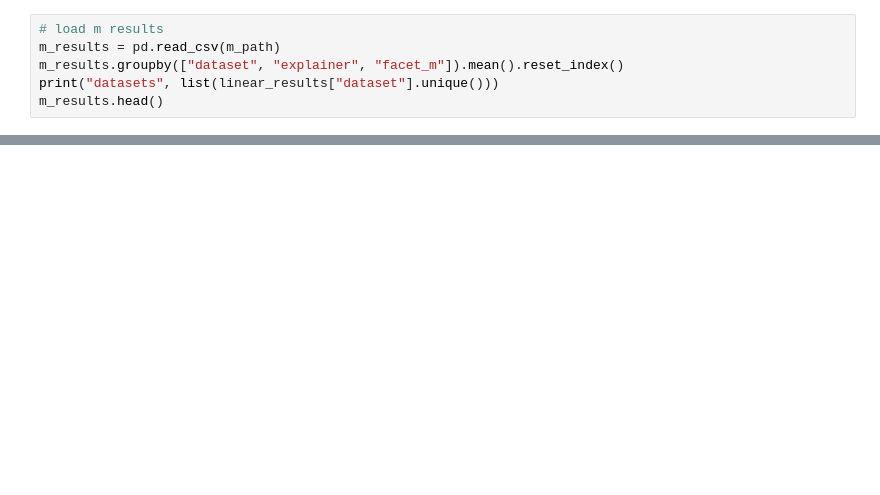
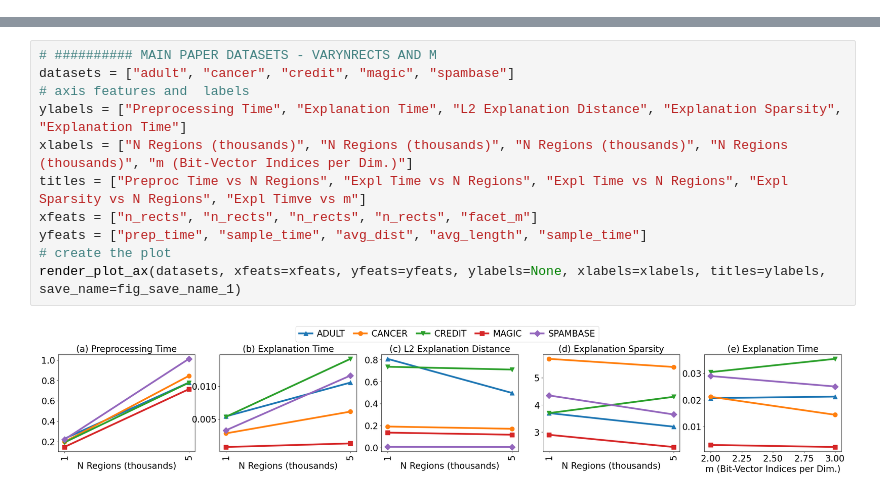
Before and after one commit to PeterVanNostrand/FACET, a Jupyter notebook: figures/index_evaluation.ipynb, the cells around one changed output, grey strips where cells are left out. Cells and saved outputs as stored; diff of their text form; blank space fills up the shorter version.

```diff
--- a/figures/index_evaluation.ipynb
+++ b/figures/index_evaluation.ipynb
@@ -71,6 +64,0 @@ datasets ['adult', 'cancer', 'compas', 'credit', 'glass', 'magic', 'spambase', '
-# %%
-# load m results
-m_results = pd.read_csv(m_path)
-m_results.groupby(["dataset", "explainer", "facet_m"]).mean().reset_index()
-print("datasets", list(linear_results["dataset"].unique()))
-m_results.head()
@@ -136,0 +170,13 @@ nrects_pretty = {
+# %%
+# ########## MAIN PAPER DATASETS - VARYNRECTS AND M
+datasets = ["adult", "cancer", "credit", "magic", "spambase"]
+# axis features and  labels
+ylabels = ["Preprocessing Time", "Explanation Time", "L2 Explanation Distance", "Explanation Sparsity", "Explanation Time"]
+xlabels = ["N Regions (thousands)", "N Regions (thousands)", "N Regions (thousands)", "N Regions (thousands)", "m (Bit-Vector Indices per Dim.)"]
+titles = ["Preproc Time vs N Regions", "Expl Time vs N Regions", "Expl Time vs N Regions", "Expl Sparsity vs N Regions", "Expl Timve vs m"]
+xfeats = ["n_rects", "n_rects", "n_rects", "n_rects", "facet_m"]
+yfeats = ["prep_time", "sample_time", "avg_dist", "avg_length", "sample_time"]
+# create the plot
+render_plot_ax(datasets, xfeats=xfeats, yfeats=yfeats, ylabels=None, xlabels=xlabels, titles=ylabels, save_name=fig_save_name_1)
+# %% [output]
+[figure, added]
```
Also changed, not shown: parts of 19 cells of this notebook, 5 other files.
